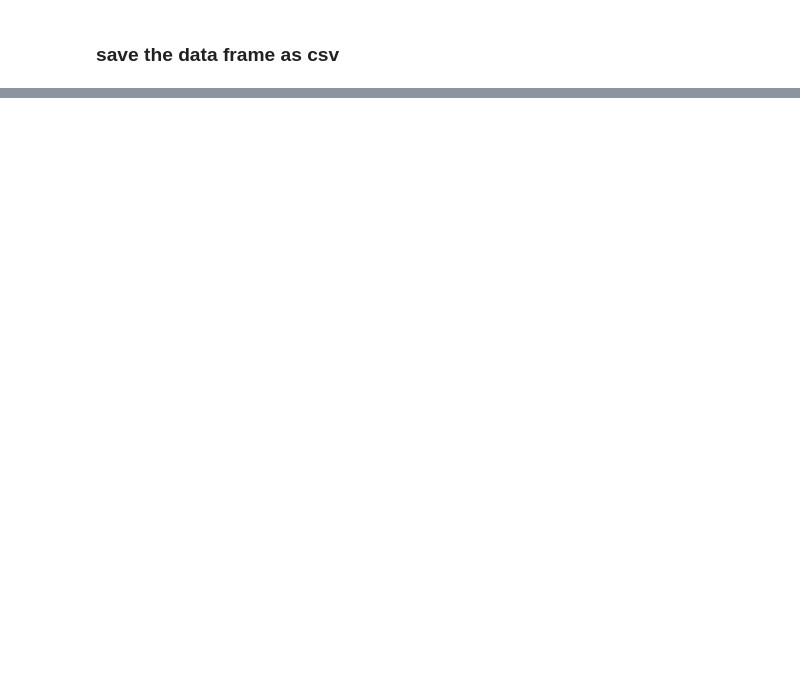
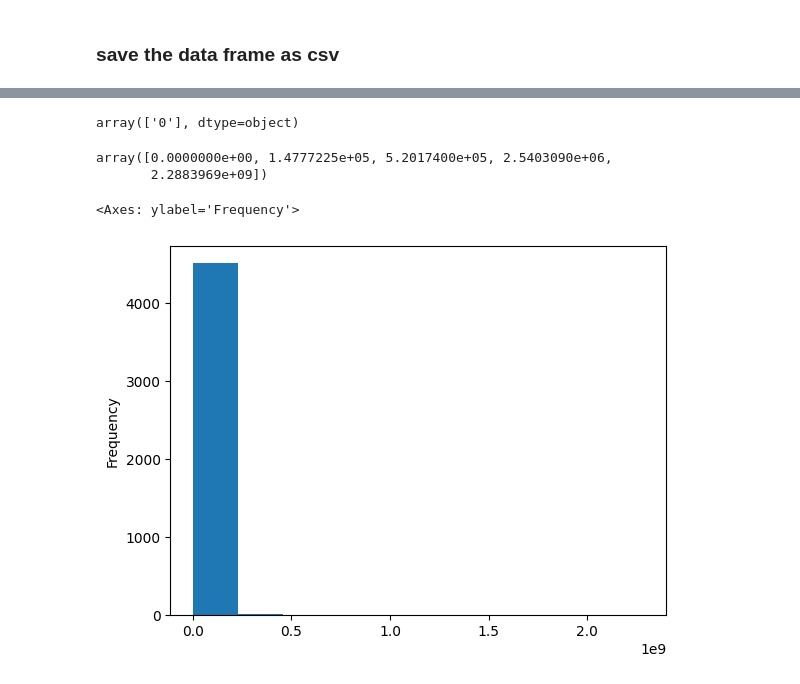
Before and after one commit to SinghJagpreet096/YouTube_analysis, a Jupyter notebook: notebook.ipynb, the cells around one changed output, grey strips where cells are left out. Saved outputs shown, nothing was run; the diff lists cells and outputs as text; code cells hidden in the pictures; blank space fills up the shorter version.

```diff
--- a/notebook.ipynb
+++ b/notebook.ipynb
@@ -144,0 +225,3 @@ df.tail()
+# %%
+df.columns = df.columns.str.lower()
+df.columns
@@ -144,0 +237,3 @@ df.tail()
+# %%
+df['viewcount'] = df['viewcount'].fillna(0)
+df['likecount'] = df['likecount'].fillna(0)
@@ -144,0 +249,21 @@ df.tail()
+# %%
+# df['viewcount'] = df['viewcount'].apply(lambda x:int(x))
+df['commentcount'] = df['commentcount'].fillna(0)
+df['commentcount'].isnull().mean()
+df['commentcount'] = df['commentcount'].astype(int)
+# %%
+df['favoritecount'].unique()
+# %% [output]
+array(['0'], dtype=object)
+# %%
+df[['viewcount','likecount']] = df[['viewcount','likecount']].astype(int)
+# %%
+np.quantile(df['viewcount'],[.05,.25,.5,.75,1.0])
+# %% [output]
+array([0.0000000e+00, 1.4777225e+05, 5.2017400e+05, 2.5403090e+06,
+       2.2883969e+09])
+# %%
+df['viewcount'].plot(kind='hist')
+# %% [output]
+<Axes: ylabel='Frequency'>
+[figure, added]
```
Also changed, not shown: parts of 25 cells of this notebook, 4 other files.
